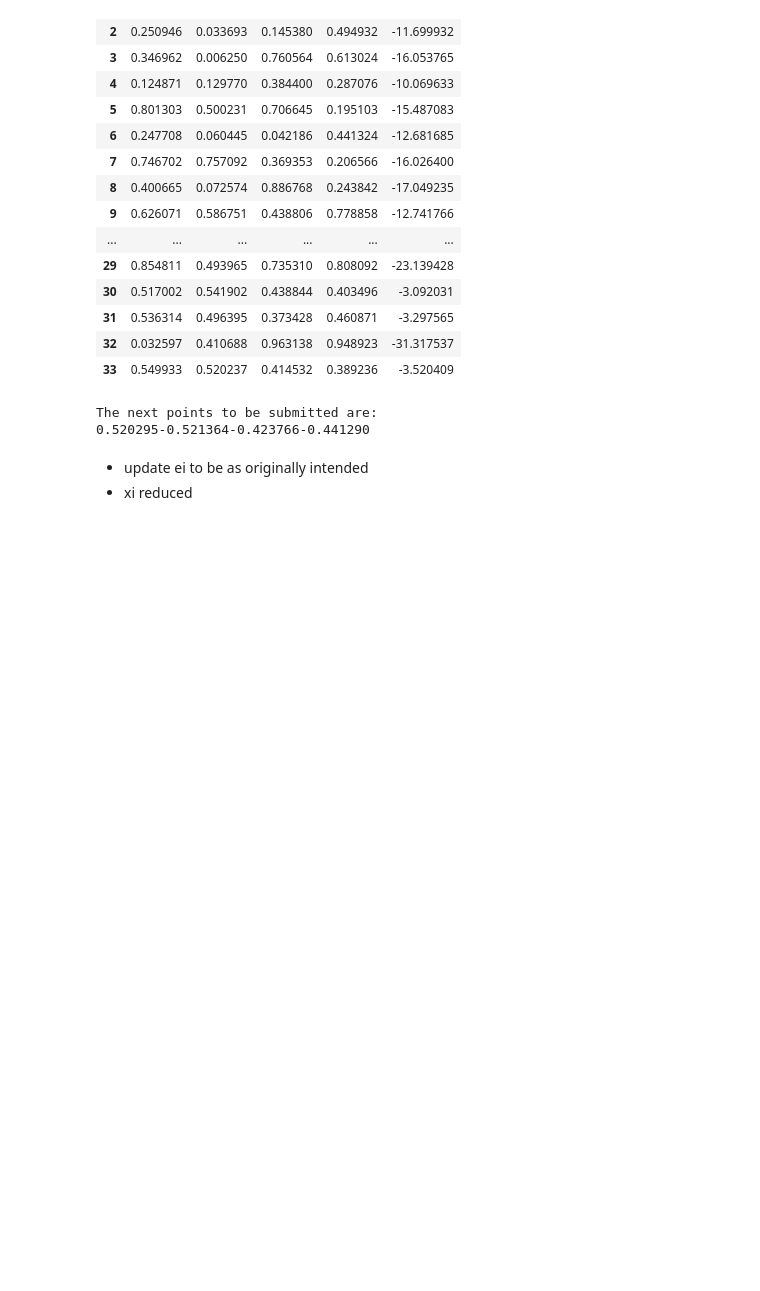
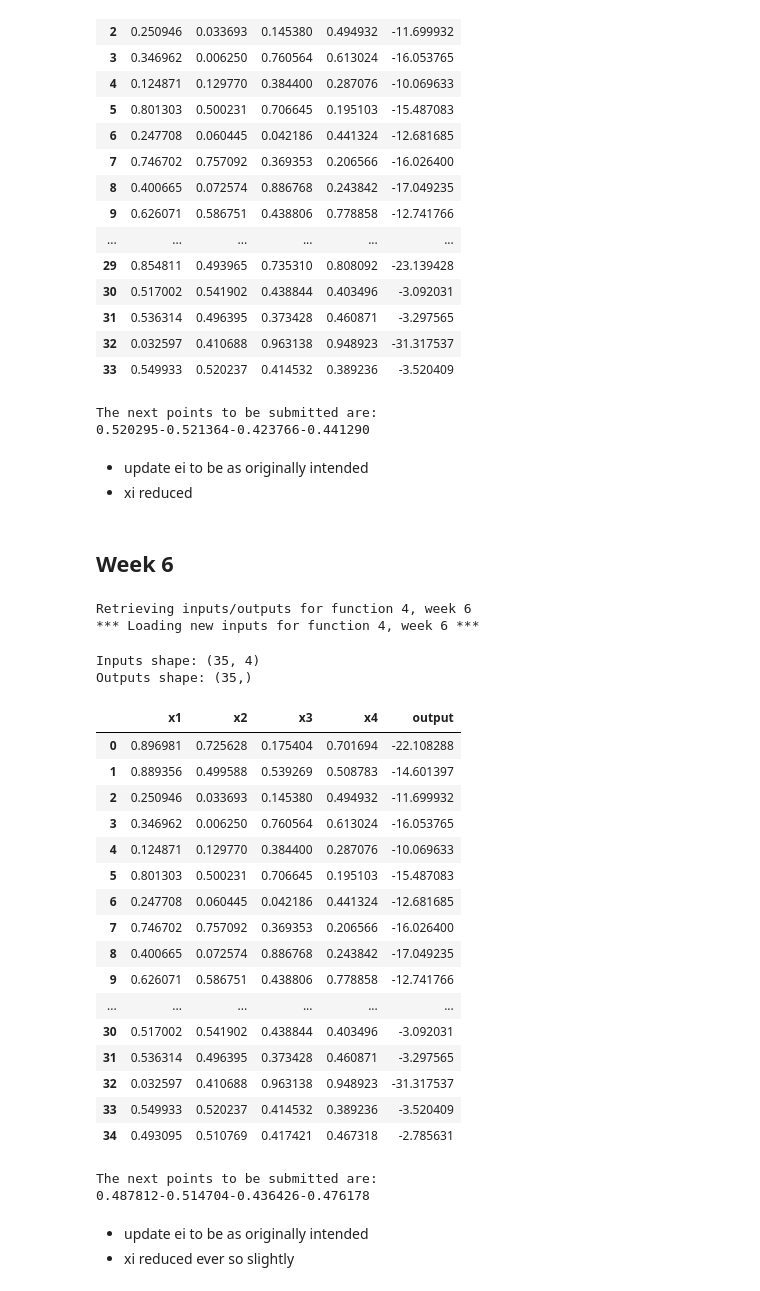
Before and after one commit to mMontinaro/icbs-capstone, a Jupyter notebook: notebooks/function4.ipynb, the cells around one changed output. Saved outputs shown, nothing was run; the diff lists cells and outputs as text; code cells hidden in the pictures; blank space fills up the shorter version.

Commit message:
week 6

```diff
--- a/notebooks/function4.ipynb
+++ b/notebooks/function4.ipynb
@@ -284,3 +284,57 @@ The next points to be submitted are:
 # %% [markdown]
 * update ei to be as originally intended
 * xi reduced
+# %% [markdown]
+## Week 6
+# %%
+x, y = hd.load_and_append(4, 6)
+# %% [output]
+Retrieving inputs/outputs for function 4, week 6
+*** Loading new inputs for function 4, week 6 ***
+# %%
+dd.create_and_display_df(x, y, cols)
+# %% [output]
+Inputs shape: (35, 4)
+Outputs shape: (35,)
+|  | x1 | x2 | x3 | x4 | output |
+| 0 | 0.896981 | 0.725628 | 0.175404 | 0.701694 | -22.108288 |
+| 1 | 0.889356 | 0.499588 | 0.539269 | 0.508783 | -14.601397 |
+| 2 | 0.250946 | 0.033693 | 0.145380 | 0.494932 | -11.699932 |
+| 3 | 0.346962 | 0.006250 | 0.760564 | 0.613024 | -16.053765 |
+| 4 | 0.124871 | 0.129770 | 0.384400 | 0.287076 | -10.069633 |
+| 5 | 0.801303 | 0.500231 | 0.706645 | 0.195103 | -15.487083 |
+| 6 | 0.247708 | 0.060445 | 0.042186 | 0.441324 | -12.681685 |
+| 7 | 0.746702 | 0.757092 | 0.369353 | 0.206566 | -16.026400 |
+| 8 | 0.400665 | 0.072574 | 0.886768 | 0.243842 | -17.049235 |
+| 9 | 0.626071 | 0.586751 | 0.438806 | 0.778858 | -12.741766 |
+| ... | ... | ... | ... | ... | ... |
+| 30 | 0.517002 | 0.541902 | 0.438844 | 0.403496 | -3.092031 |
+| 31 | 0.536314 | 0.496395 | 0.373428 | 0.460871 | -3.297565 |
+| 32 | 0.032597 | 0.410688 | 0.963138 | 0.948923 | -31.317537 |
+| 33 | 0.549933 | 0.520237 | 0.414532 | 0.389236 | -3.520409 |
+| 34 | 0.493095 | 0.510769 | 0.417421 | 0.467318 | -2.785631 |
+# %%
+acquisition = "ei"
+beta = 2.0
+xi=0.004
+noise = 1e-4
+length_scale=100
+length_scale_bounds=(0.08, 1.0)
+n_candidates=20000
+
+bo = op.BayesianOptimizer(
+    x,
+    y,
+    acquisition=acquisition,
+    beta=beta,
+    noise=noise,
+    length_scale_bounds=length_scale_bounds
+)
+next = bo.propose(n_candidates)
+op.print_next_submission(next)
+# %% [output]
+The next points to be submitted are:
+0.487812-0.514704-0.436426-0.476178
+# %% [markdown]
+* update ei to be as originally intended
+* xi reduced ever so slightly
```
Also changed, not shown: 9 other files.
